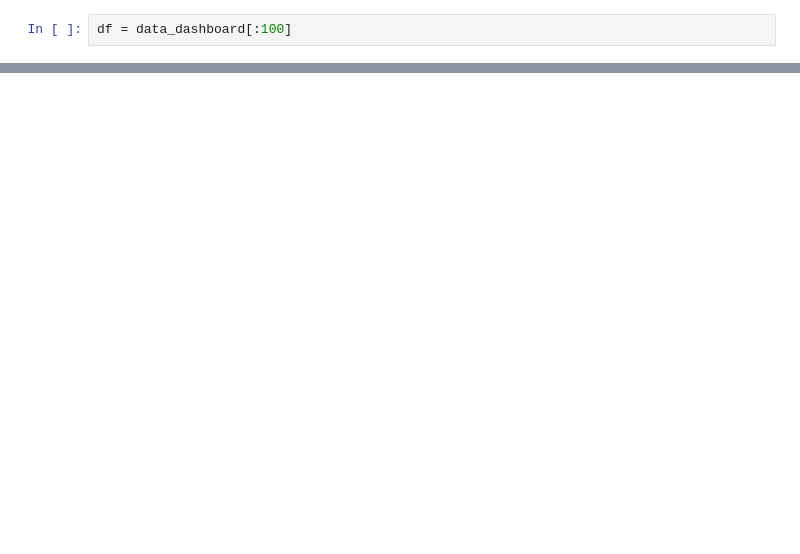
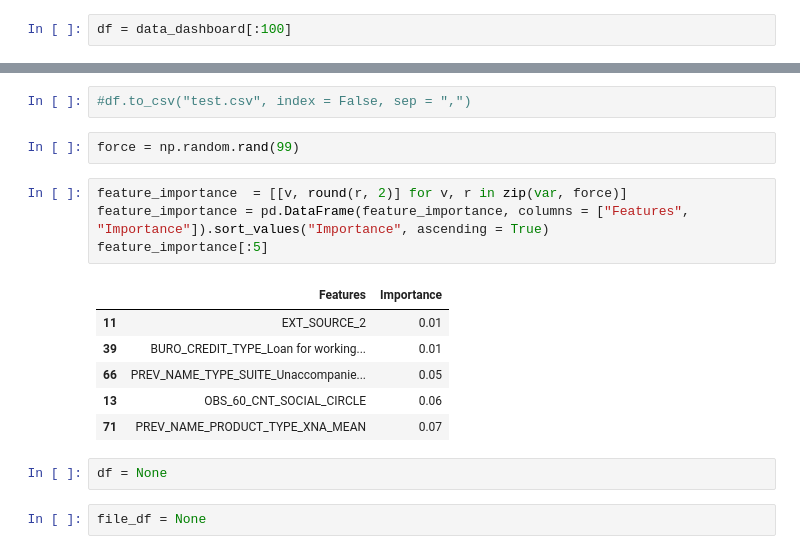
Before and after one commit to RubenHf/Scoring-model-banking, a Jupyter notebook: Halifa_Ruben_2_Dashboard_082023.ipynb, the cells around one changed output, grey strips where cells are left out. Cells and saved outputs as stored; diff of their text form; blank space fills up the shorter version.

```diff
--- a/Halifa_Ruben_2_Dashboard_082023.ipynb
+++ b/Halifa_Ruben_2_Dashboard_082023.ipynb
@@ -111,0 +157,19 @@ options
+# %%
+#df.to_csv("test.csv", index = False, sep = ",")
+# %%
+force = np.random.rand(99)
+# %%
+feature_importance  = [[v, round(r, 2)] for v, r in zip(var, force)]
+feature_importance = pd.DataFrame(feature_importance, columns = ["Features", "Importance"]).sort_values("Importance", ascending = True)
+feature_importance[:5]
+# %% [output]
+|  | Features | Importance |
+| 11 | EXT_SOURCE_2 | 0.01 |
+| 39 | BURO_CREDIT_TYPE_Loan for working... | 0.01 |
+| 66 | PREV_NAME_TYPE_SUITE_Unaccompanie... | 0.05 |
+| 13 | OBS_60_CNT_SOCIAL_CIRCLE | 0.06 |
+| 71 | PREV_NAME_PRODUCT_TYPE_XNA_MEAN | 0.07 |
+# %%
+df = None
+# %%
+file_df = None
```
Also changed, not shown: parts of 35 cells of this notebook, 13 other files.
